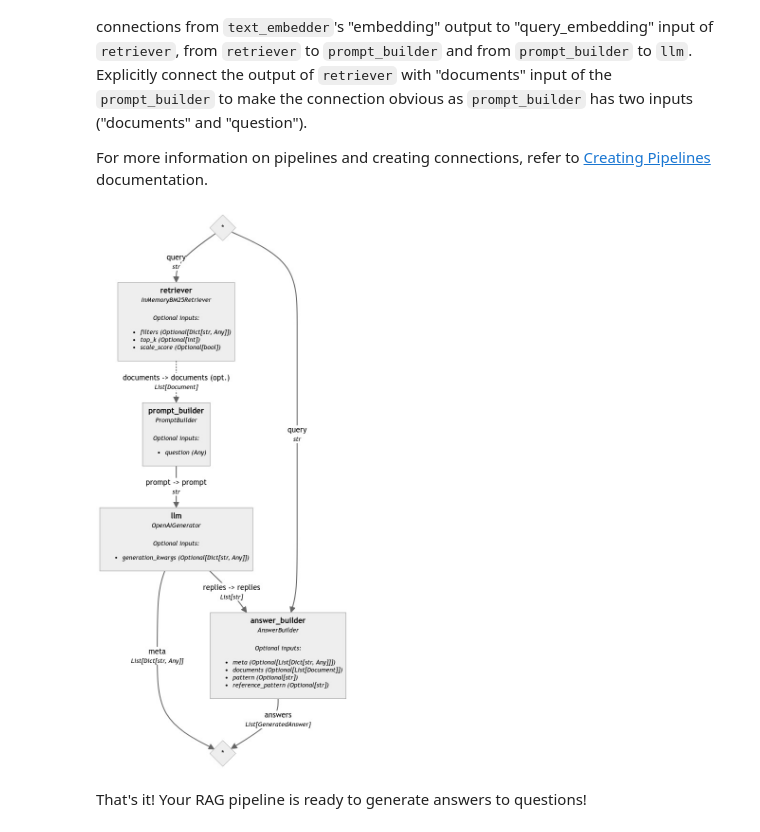
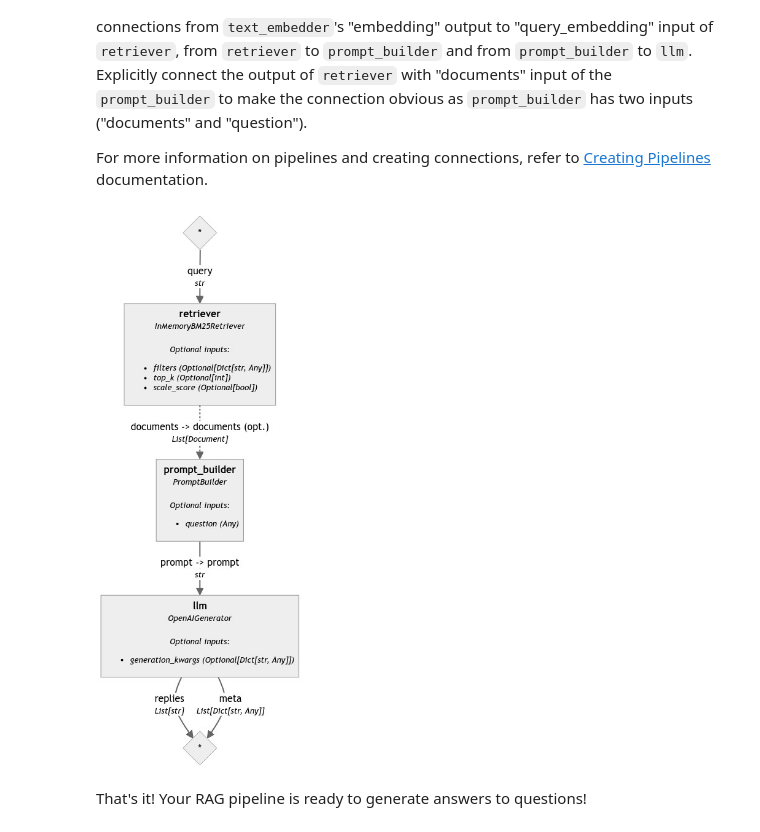
Before and after one commit to LLM-Projects/haystack-book, a Jupyter notebook: chapter-1/First_RAG_Pipeline_Haystack.ipynb, the cells around one changed output. Saved outputs shown, nothing was run; the diff lists cells and outputs as text; code cells hidden in the pictures.

```diff
--- a/chapter-1/First_RAG_Pipeline_Haystack.ipynb
+++ b/chapter-1/First_RAG_Pipeline_Haystack.ipynb
@@ -145,20 +143,20 @@ basic_rag_pipeline = 0
 # %%
 from haystack import Pipeline
 
 basic_rag_pipeline = Pipeline()
 answer_builder = AnswerBuilder()
 # Add components to your pipeline
 basic_rag_pipeline.add_component("retriever", retriever)
 basic_rag_pipeline.add_component("prompt_builder", prompt_builder)
 basic_rag_pipeline.add_component("llm", generator)
-basic_rag_pipeline.add_component("answer_builder", answer_builder)
+#basic_rag_pipeline.add_component("answer_builder", answer_builder)
 
 # Now, connect the components to each other
 basic_rag_pipeline.connect("retriever", "prompt_builder.documents")
 basic_rag_pipeline.connect("prompt_builder", "llm")
-basic_rag_pipeline.connect("llm.replies", "answer_builder.replies")
+#basic_rag_pipeline.connect("llm.replies", "answer_builder.replies")
 # %% [output]
-[figure, old version]
+[figure, new version]
 # %% [markdown]
 That's it! Your RAG pipeline is ready to generate answers to questions!
 # %% [markdown]
```
Also changed, not shown: parts of 4 cells of this notebook.
